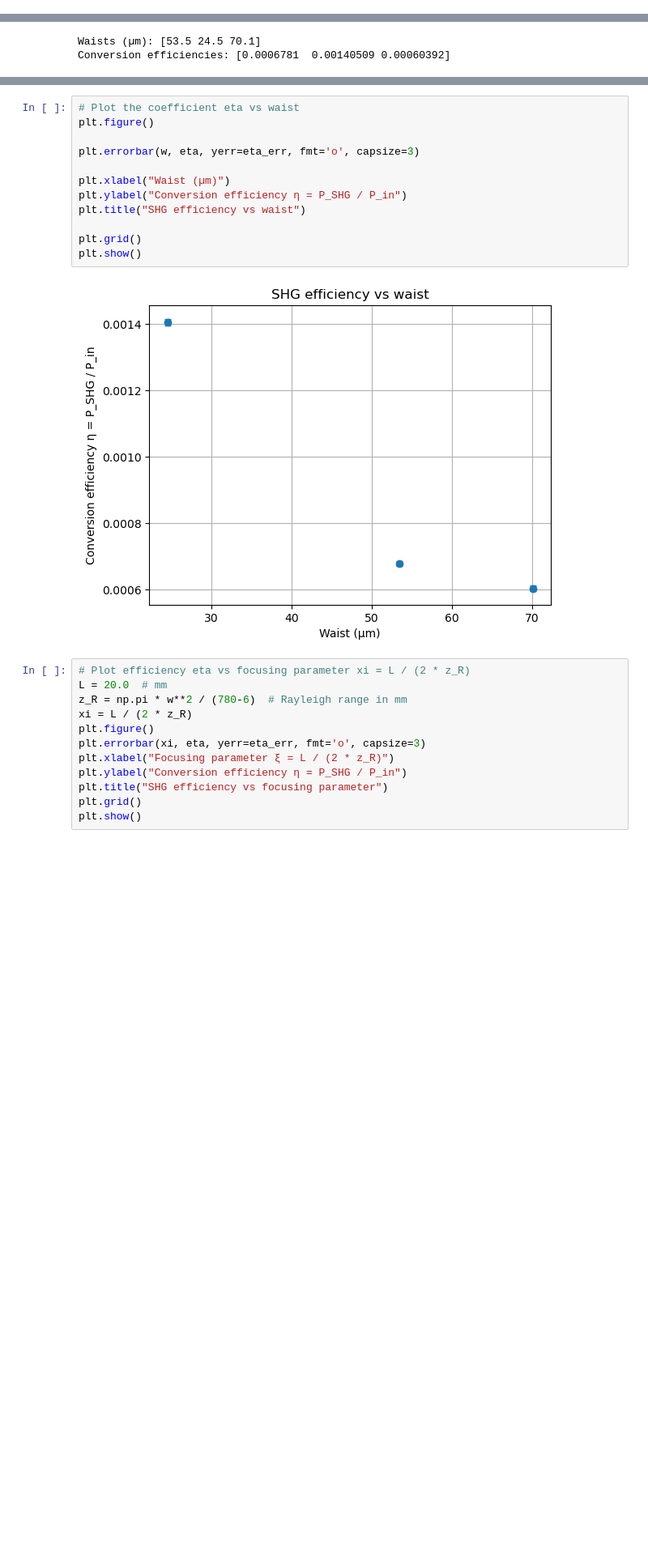
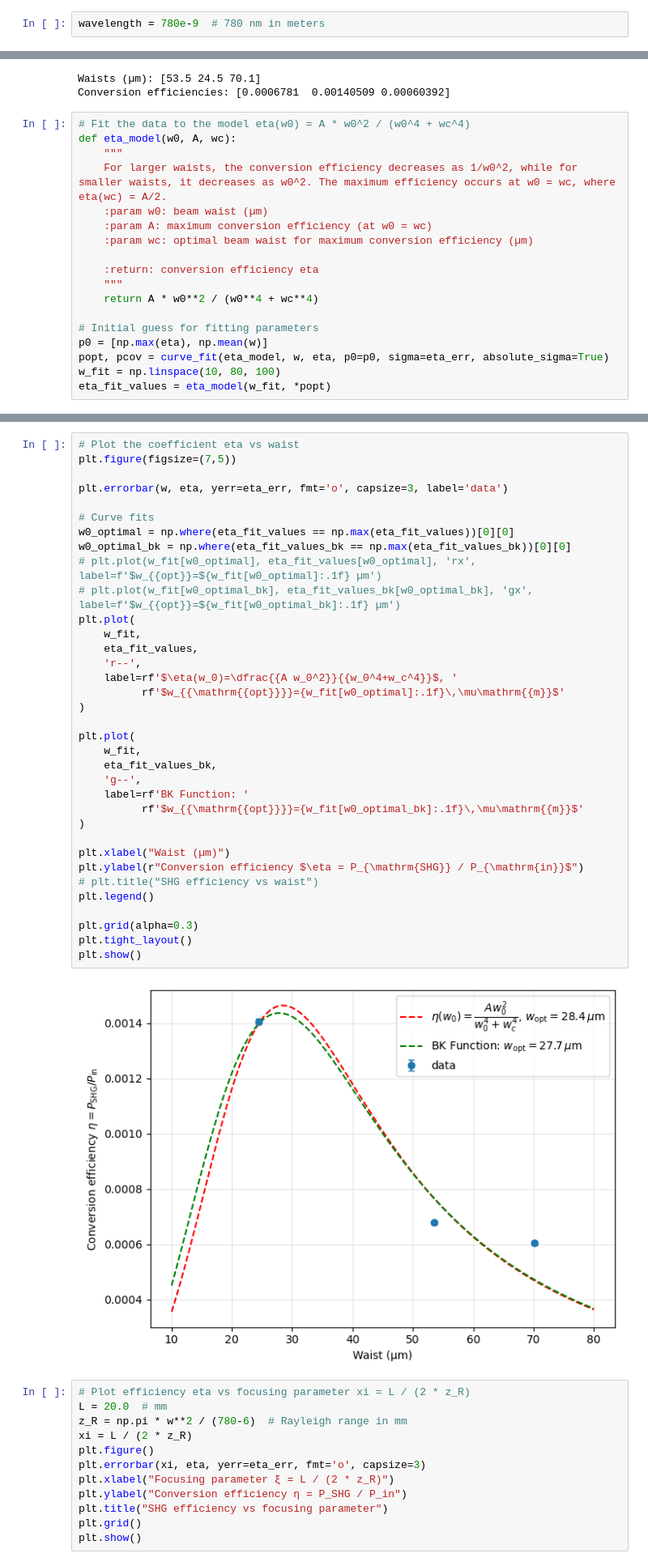
Before and after one commit to eq15t-panda/PANDAManager, a Jupyter notebook: plots_shg.ipynb, the cells around one changed output, grey strips where cells are left out. Shown at 81% size. Saved outputs shown, nothing was run; the diff lists cells and outputs as text; blank space fills up the shorter version.

Commit message:
SHG fit for waist scan

```diff
--- a/plots_shg.ipynb
+++ b/plots_shg.ipynb
@@ -6,5 +7,7 @@ from scipy.optimize import curve_fit
 import matplotlib.pyplot as plt
 from labmate.acquisition_notebook import AcquisitionAnalysisManager
+# %%
+wavelength = 780e-9  # 780 nm in meters
 # %% [markdown]
 ## QPM Temperature
 # %%
@@ -162,3 +165,21 @@ print("Conversion efficiencies:", eta)
 # %% [output]
 Waists (µm): [53.5 24.5 70.1]
 Conversion efficiencies: [0.0006781  0.00140509 0.00060392]
+# %%
+# Fit the data to the model eta(w0) = A * w0^2 / (w0^4 + wc^4)
+def eta_model(w0, A, wc):
+    """
+    For larger waists, the conversion efficiency decreases as 1/w0^2, while for smaller waists, it decreases as w0^2. The maximum efficiency occurs at w0 = wc, where eta(wc) = A/2.
+    :param w0: beam waist (µm)
+    :param A: maximum conversion efficiency (at w0 = wc)
+    :param wc: optimal beam waist for maximum conversion efficiency (µm)
+
+    :return: conversion efficiency eta
+    """
+    return A * w0**2 / (w0**4 + wc**4)
+
+# Initial guess for fitting parameters
+p0 = [np.max(eta), np.mean(w)]
+popt, pcov = curve_fit(eta_model, w, eta, p0=p0, sigma=eta_err, absolute_sigma=True)
+w_fit = np.linspace(10, 80, 100)
+eta_fit_values = eta_model(w_fit, *popt)
@@ -165,17 +248,40 @@ Conversion efficiencies: [0.0006781  0.00140509 0.00060392]
 # %%
 # Plot the coefficient eta vs waist
-plt.figure()
+plt.figure(figsize=(7,5))
 
-plt.errorbar(w, eta, yerr=eta_err, fmt='o', capsize=3)
+plt.errorbar(w, eta, yerr=eta_err, fmt='o', capsize=3, label='data')
+
+# Curve fits
+w0_optimal = np.where(eta_fit_values == np.max(eta_fit_values))[0][0]
+w0_optimal_bk = np.where(eta_fit_values_bk == np.max(eta_fit_values_bk))[0][0]
+# plt.plot(w_fit[w0_optimal], eta_fit_values[w0_optimal], 'rx', label=f'$w_{{opt}}=${w_fit[w0_optimal]:.1f} µm')
+# plt.plot(w_fit[w0_optimal_bk], eta_fit_values_bk[w0_optimal_bk], 'gx', label=f'$w_{{opt}}=${w_fit[w0_optimal_bk]:.1f} µm')
+plt.plot(
+    w_fit,
+    eta_fit_values,
+    'r--',
+    label=rf'$\eta(w_0)=\dfrac{{A w_0^2}}{{w_0^4+w_c^4}}$, '
+          rf'$w_{{\mathrm{{opt}}}}={w_fit[w0_optimal]:.1f}\,\mu\mathrm{{m}}$'
+)
+
+plt.plot(
+    w_fit,
+    eta_fit_values_bk,
+    'g--',
+    label=rf'BK Function: '
+          rf'$w_{{\mathrm{{opt}}}}={w_fit[w0_optimal_bk]:.1f}\,\mu\mathrm{{m}}$'
+)
 
 plt.xlabel("Waist (µm)")
-plt.ylabel("Conversion efficiency η = P_SHG / P_in")
-plt.title("SHG efficiency vs waist")
+plt.ylabel(r"Conversion efficiency $\eta = P_{\mathrm{SHG}} / P_{\mathrm{in}}$")
+# plt.title("SHG efficiency vs waist")
+plt.legend()
 
-plt.grid()
+plt.grid(alpha=0.3)
+plt.tight_layout()
 plt.show()
 # %% [output]
-[figure, old version]
+[figure, new version]
 # %%
 # Plot efficiency eta vs focusing parameter xi = L / (2 * z_R)
 L = 20.0  # mm
```
Also changed, not shown: parts of 2 cells of this notebook, 4 other files.
